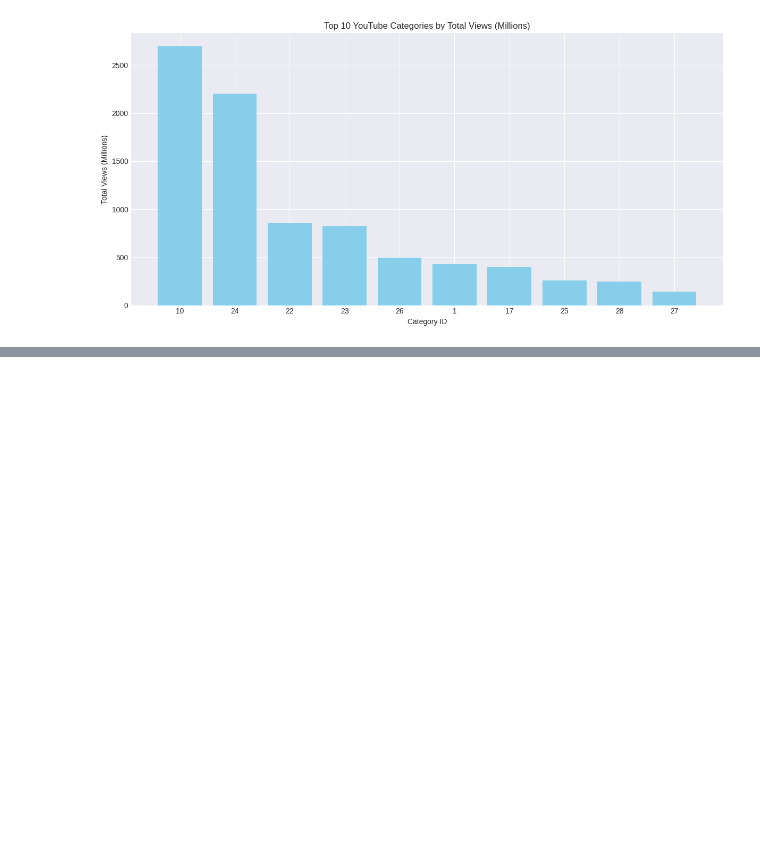
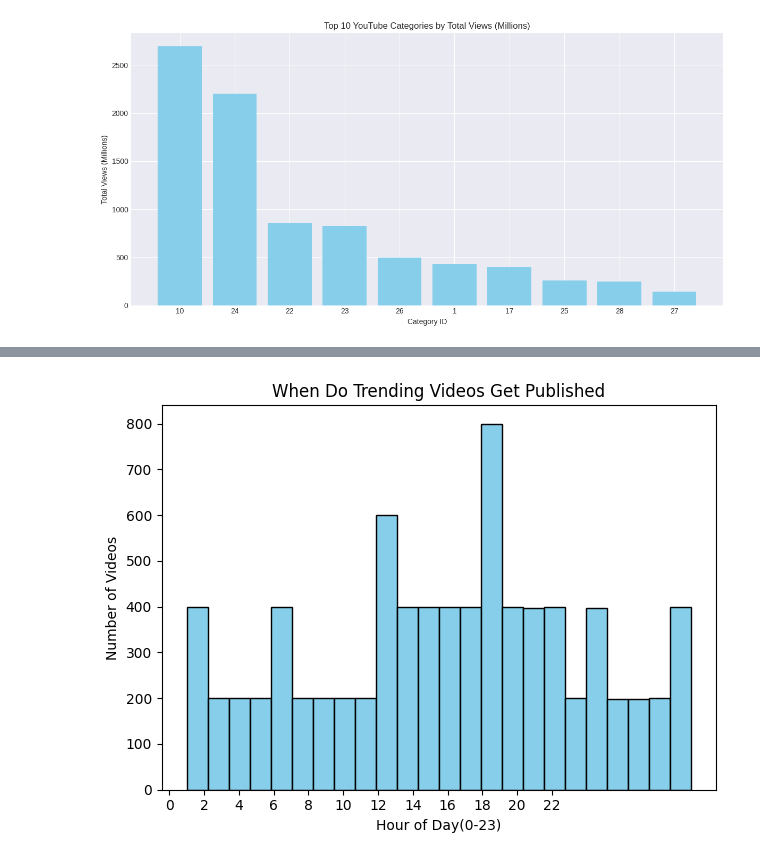
Before and after one commit to muhlangazananokutenda-cyber/YouTube-Trends-Analysis, a Jupyter notebook: YouTube_Trends_Analysis.ipynb, the cells around one changed output, grey strips where cells are left out. Cells and saved outputs as stored; diff of their text form; code cells hidden in the pictures; blank space fills up the shorter version.

```diff
--- a/YouTube_Trends_Analysis.ipynb
+++ b/YouTube_Trends_Analysis.ipynb
@@ -66,0 +85,19 @@ plt.show()
+# %%
+import pandas as pd
+import numpy as np
+import matplotlib.pyplot as plt
+import os
+
+# Assuming 'date' column can be interpreted as an hour (e.g., 22.10 -> 22 hour)
+# Or replace this with the correct logic to extract 'published_hour' from your data
+df['published_hour'] = df['date'].astype(int)
+
+plt.hist(df['published_hour'],bins=24,color='skyblue',edgecolor='black')
+plt.title ('When Do Trending Videos Get Published')
+plt.xlabel('Hour of Day(0-23)')
+plt.ylabel('Number of Videos')
+plt.xticks(range(0,24,2))
+plt.tight_layout()
+plt.savefig('../images/trending_time.png',dpi=150)
+# %% [output]
+[figure, added]
```
Also changed, not shown: parts of 1 cell of this notebook.
